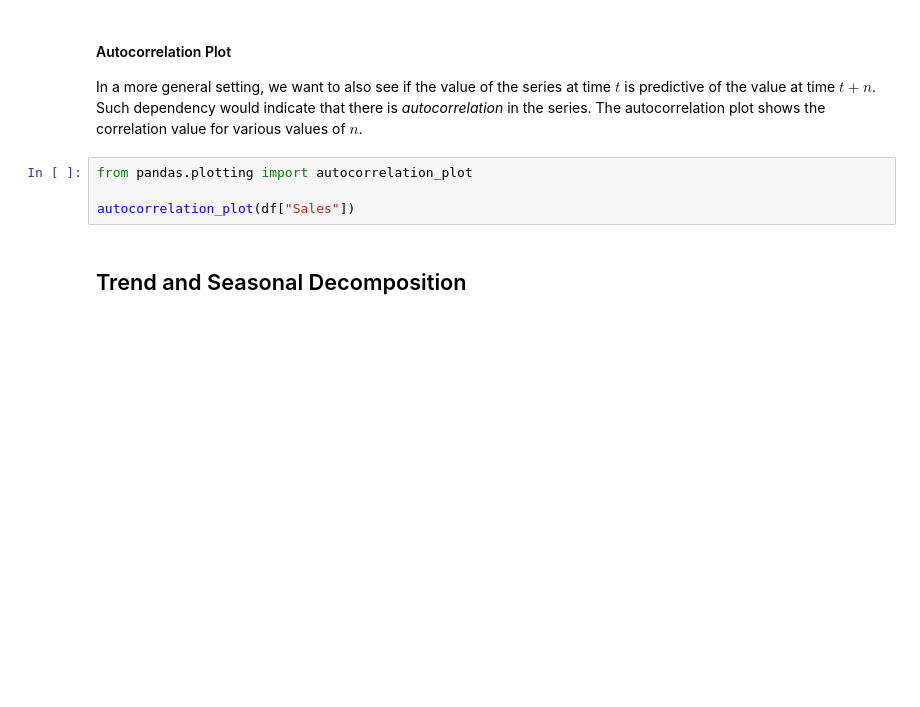
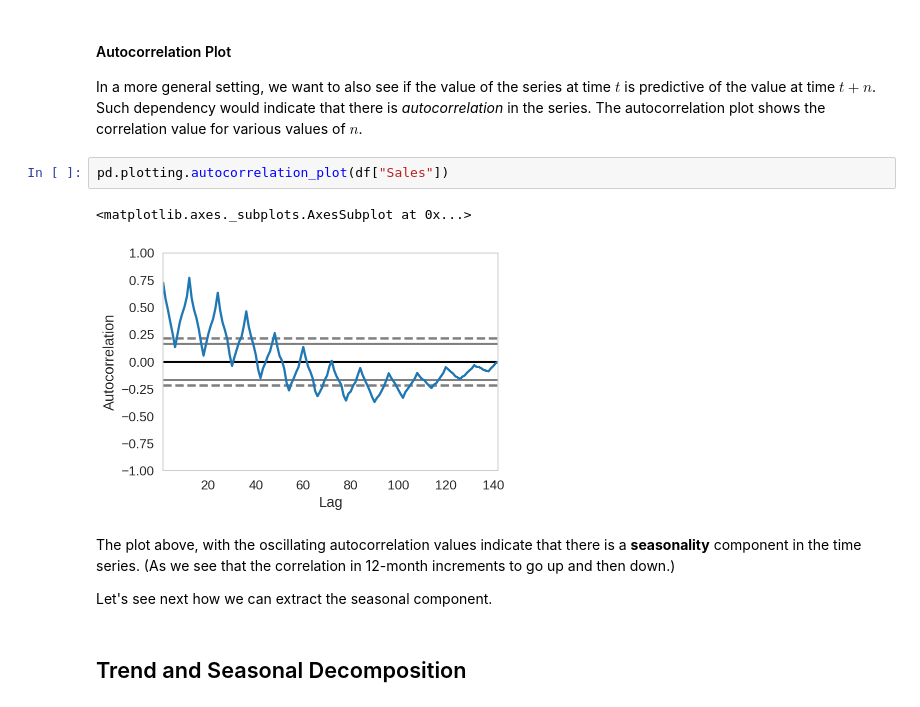
Before and after one commit to ipeirotis/dealing_with_data, a Jupyter notebook: 05-Time_Series/A-Introduction_to_Time_Series_using_Pandas.ipynb, the cells around one changed output. Drawn from its saved outputs; the diff is of its cells as text; blank space fills up the shorter version.

```diff
--- a/05-Time_Series/A-Introduction_to_Time_Series_using_Pandas.ipynb
+++ b/05-Time_Series/A-Introduction_to_Time_Series_using_Pandas.ipynb
@@ -110,9 +167,14 @@ lag_plot(df["Sales"], lag = 12, c='r')
 
 In a more general setting, we want to also see if the value of the series at time $t$ is predictive of the value at time $t+n$. Such dependency would indicate that there is *autocorrelation* in the series. The autocorrelation plot shows the correlation value for various values of $n$.
 # %%
-from pandas.plotting import autocorrelation_plot
-
-autocorrelation_plot(df["Sales"])
+pd.plotting.autocorrelation_plot(df["Sales"])
+# %% [output]
+<matplotlib.axes._subplots.AxesSubplot at 0x...>
+[figure, added]
+# %% [markdown]
+The plot above, with the oscillating autocorrelation values indicate that there is a **seasonality** component in the time series. (As we see that the correlation in 12-month increments to go up and then down.)
+
+Let's see next how we can extract the seasonal component.
 # %% [markdown]
 ## Trend and Seasonal Decomposition
 # %%
```
Also changed, not shown: parts of 22 cells of this notebook.
